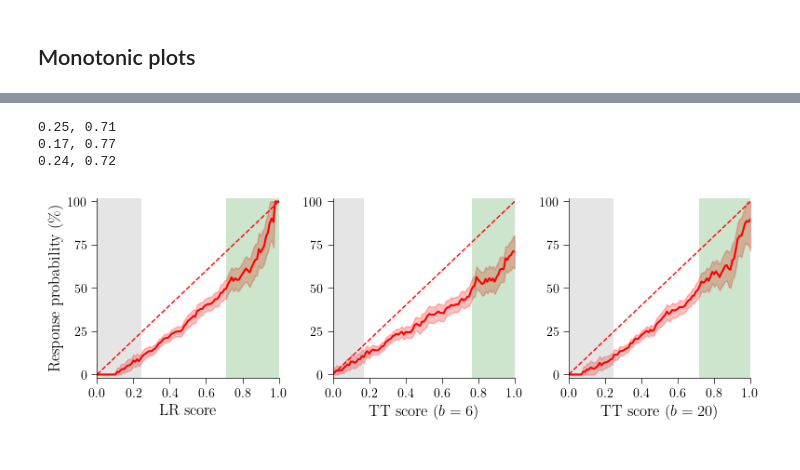
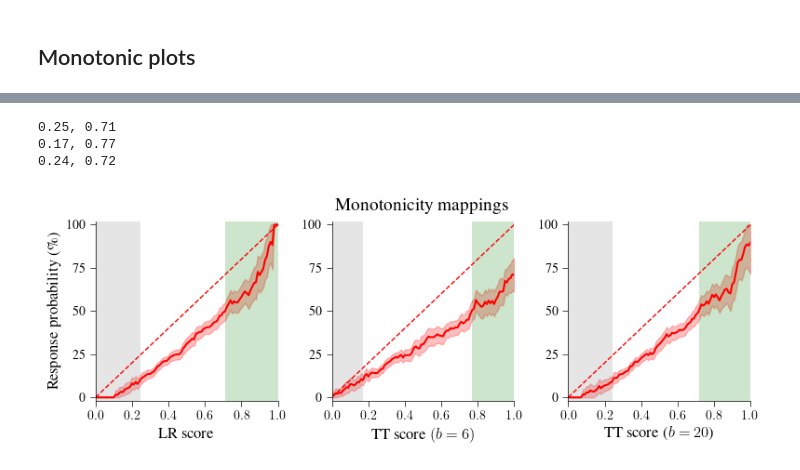
Before and after one commit to joserapa98/tns4loris, a Jupyter notebook: interpretability/interpretability.ipynb, the cells around one changed output, grey strips where cells are left out. Saved outputs shown, nothing was run; the diff lists cells and outputs as text; code cells hidden in the pictures.

```diff
--- a/interpretability/interpretability.ipynb
+++ b/interpretability/interpretability.ipynb
@@ -639,7 +639,10 @@ TT Score: 0.6284
 # %% [markdown]
 ### Feature sensitivity LR vs TT
 # %%
-plt.rc('font', family='serif', serif='Computer Modern', size=16)
+# plt.rc('font', family='serif', serif='Computer Modern', size=16)
+# plt.rc('text', usetex=True)
+
+plt.rc('font', family='serif', serif='Times', size=16)
 plt.rc('text', usetex=True)
 
 # Font sizes
@@ -766,7 +770,10 @@ plt.show()
 # %% [markdown]
 ### Feature sensitivity by CancerType
 # %%
-plt.rc('font', family='serif', serif='Computer Modern', size=16)
+# plt.rc('font', family='serif', serif='Computer Modern', size=16)
+# plt.rc('text', usetex=True)
+
+plt.rc('font', family='serif', serif='Times', size=16)
 plt.rc('text', usetex=True)
 
 # Font sizes
@@ -950,8 +957,23 @@ plt.show()
 # %% [markdown]
 ## Monotonic plots
 # %%
-plt.rc('font', family='serif', serif='Computer Modern', size=16)
+# plt.rc('font', family='serif', serif='Computer Modern', size=16)
+# plt.rc('text', usetex=True)
+
+plt.rc('font', family='serif', serif='Times', size=16)
 plt.rc('text', usetex=True)
+
+plt.rcParams.update({
+    "text.usetex": True,
+    "font.family": "serif",
+    "font.serif": ["Times New Roman", "Times"],
+    "font.size": 16,
+    "text.latex.preamble": r"""
+        \usepackage{times}     % Times for text
+        \usepackage{newtxtext} % safer Times text
+        \usepackage{lmodern}   % ensure CM is available
+    """
+})
 
 # Font sizes
 plt.rcParams['font.size'] = 12
@@ -1087,39 +1109,41 @@ def tt_model2(data):
     result = result / result.sum(dim=1, keepdim=True)
     return result
 # %%
-fig, ax = plt.subplots(1, 3, figsize=(8, 2.75))
+fig, ax = plt.subplots(1, 3, figsize=(8, 3.1))
 
 ax[0], x_gray, x_green = response_curve(lr_van_model,
                                         xt_train,
                                         yt_train,
                                         'LR score',
                                         ax[0])
 print(f'{x_gray:.2f}, {x_green:.2f}')
 
 ax[1], x_gray, x_green = response_curve(tt_model,
                                         xt_train,
                                         yt_train,
-                                        r'TT score ($b=6$)',
+                                        r'TT score \fontfamily{cmr}\selectfont ($b=6$)',
                                         ax[1])
 print(f'{x_gray:.2f}, {x_green:.2f}')
 
 ax[2], x_gray, x_green = response_curve(tt_model2,
                                         xt_train,
                                         yt_train,
                                         r'TT score ($b=20$)',
                                         ax[2])
 print(f'{x_gray:.2f}, {x_green:.2f}')
 
 
 ax[0].set_ylabel('Response probability (\%)')
 
+fig.suptitle('Monotonicity mappings', x=0.525, y=0.91, fontsize=14)
+
 
 plt.tight_layout()
 plt.savefig(os.path.join(figures_dir, 'monotonicity.pdf'),
             bbox_inches='tight')
 plt.show()
 # %% [output]
 0.25, 0.71
 0.17, 0.77
 0.24, 0.72
-[figure, old version]
+[figure, new version]
```
Also changed, not shown: parts of 4 cells of this notebook, 6 other files.
